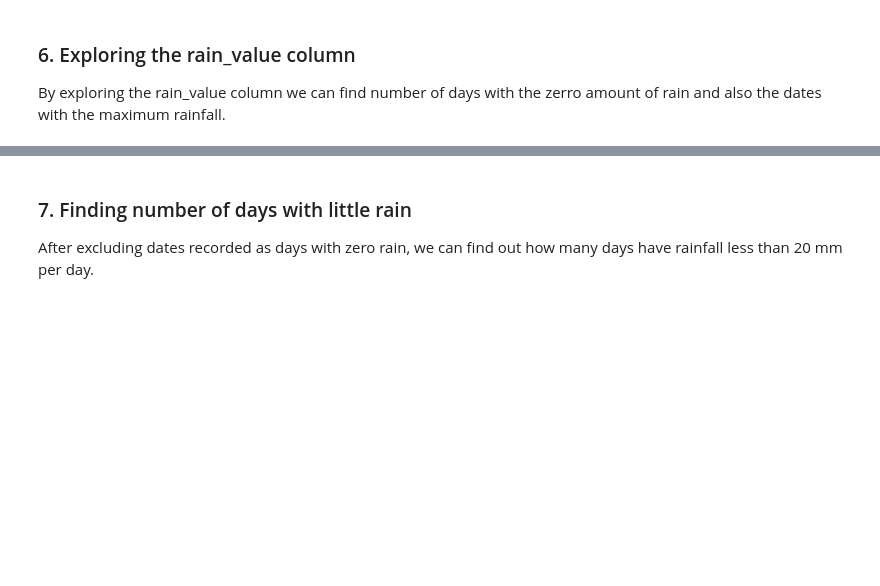
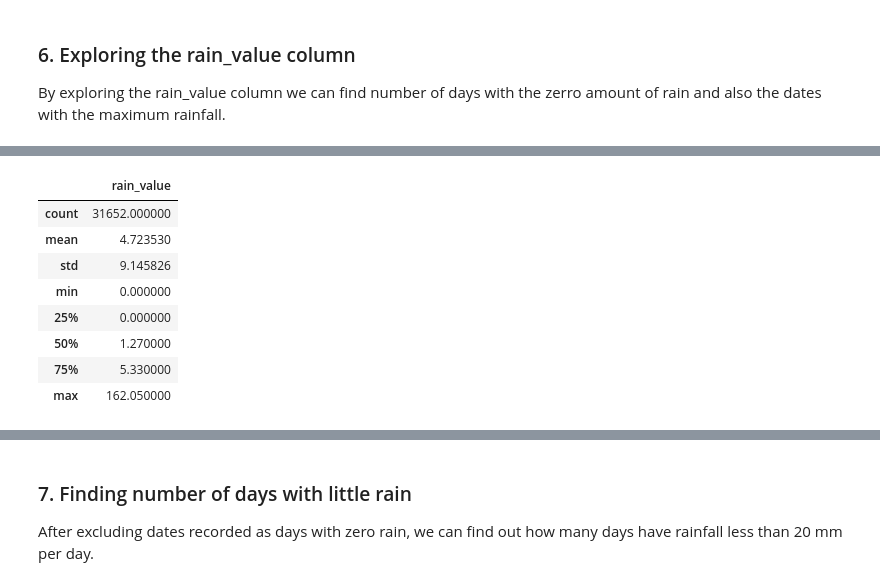
Before and after one commit to lilianasku/Time-series-analysis, a Jupyter notebook: notebooks/Rainfall_EDA.ipynb, the cells around one changed output, grey strips where cells are left out. Saved outputs shown, nothing was run; the diff lists cells and outputs as text; code cells hidden in the pictures; blank space fills up the shorter version.

```diff
--- a/notebooks/Rainfall_EDA.ipynb
+++ b/notebooks/Rainfall_EDA.ipynb
@@ -144,0 +145,13 @@ Wall time: 12.9 ms
+# %%
+#distribution of numbers
+rain.describe()
+# %% [output]
+|  | rain_value |
+| count | 31652.000000 |
+| mean | 4.723530 |
+| std | 9.145826 |
+| min | 0.000000 |
+| 25% | 0.000000 |
+| 50% | 1.270000 |
+| 75% | 5.330000 |
+| max | 162.050000 |
```
Also changed, not shown: parts of 9 cells of this notebook.
